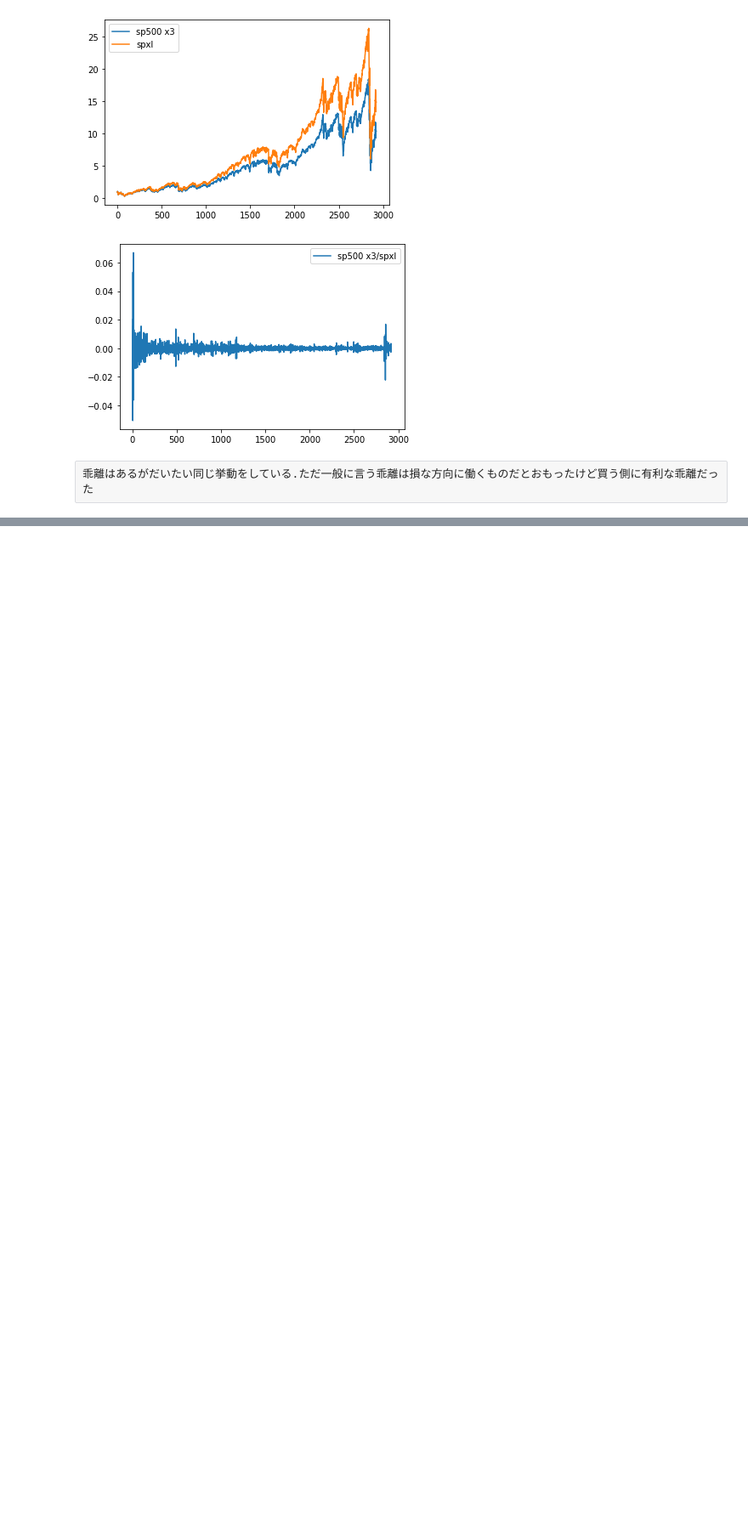
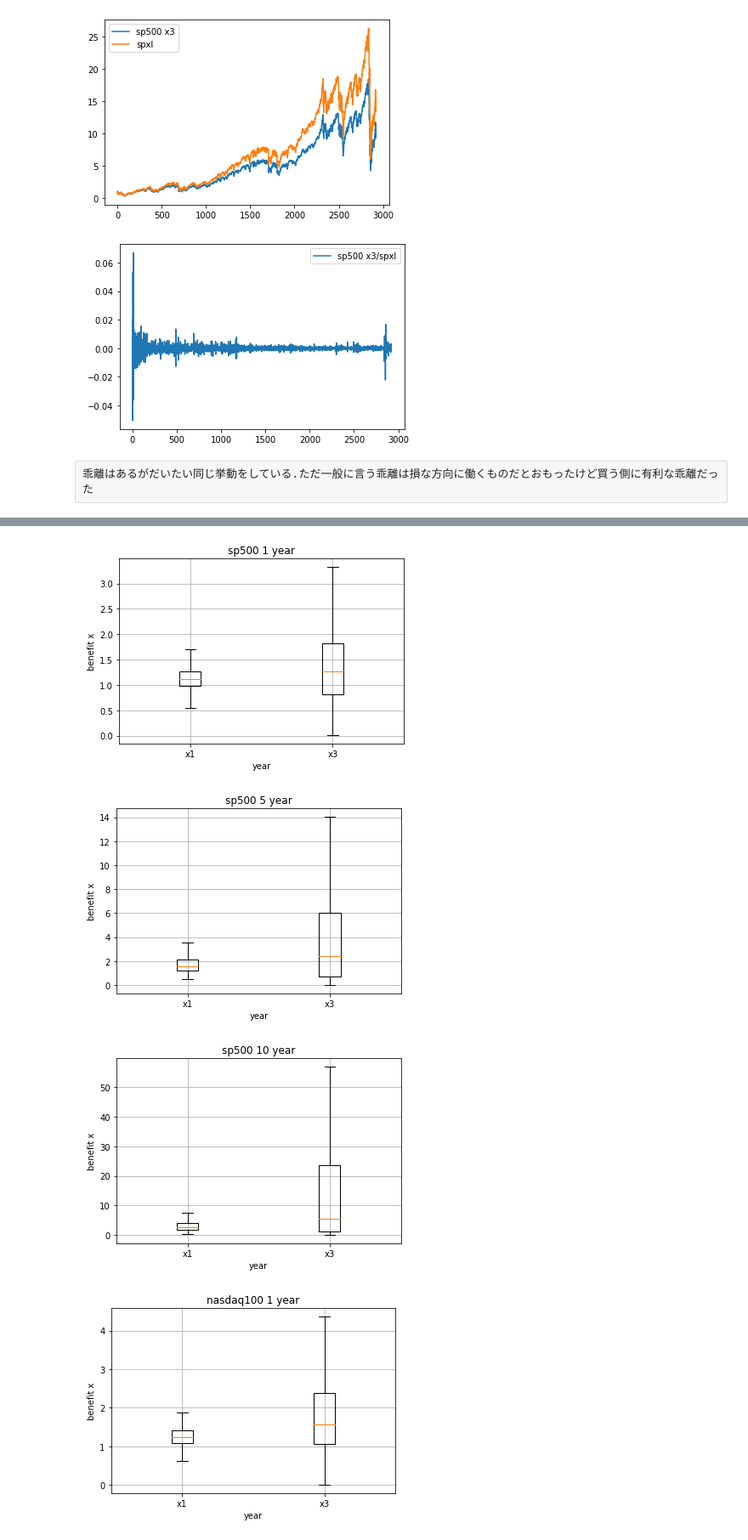
Before and after one commit to IntenF/leveraged_etf, a Jupyter notebook: レバレッジETFの特性調べ.ipynb, the cells around one changed output, grey strips where cells are left out. Shown at 85% size. Cells and saved outputs as stored; diff of their text form; code cells hidden in the pictures; blank space fills up the shorter version.

```diff
--- a/レバレッジETFの特性調べ.ipynb
+++ b/レバレッジETFの特性調べ.ipynb
@@ -203,0 +153,27 @@ for l in [1, 2, 3, 4]:
+# %%
+def show_hakohige(name, years=[1,5,10], ):
+    for kk in ['sp500', 'nasdaq100', ]:
+        for n in years:
+            labels = []
+            # 箱ひげ図
+            fig, ax = plt.subplots()
+            plt.title(f'{kk} {n} year')
+            # ラベル名
+            plt.xlabel('year')
+            plt.ylabel('benefit x')
+            # Y軸のメモリの長さ
+            plt.grid()
+            points = []
+            for k in [kk, kk+'_x3']:
+                labels.append(('x1' if k[-1]=='0' else 'x3'))
+                points.append(results[k][name][n])
+            ax.boxplot(points, showfliers=False)
+            ax.set_xticklabels(labels)
+            plt.show()
+# %%
+show_hakohige('exe1')
+# %% [output]
+[figure, added]
+[figure, added]
+[figure, added]
+[figure, added]
```
Also changed, not shown: parts of 39 cells of this notebook.
